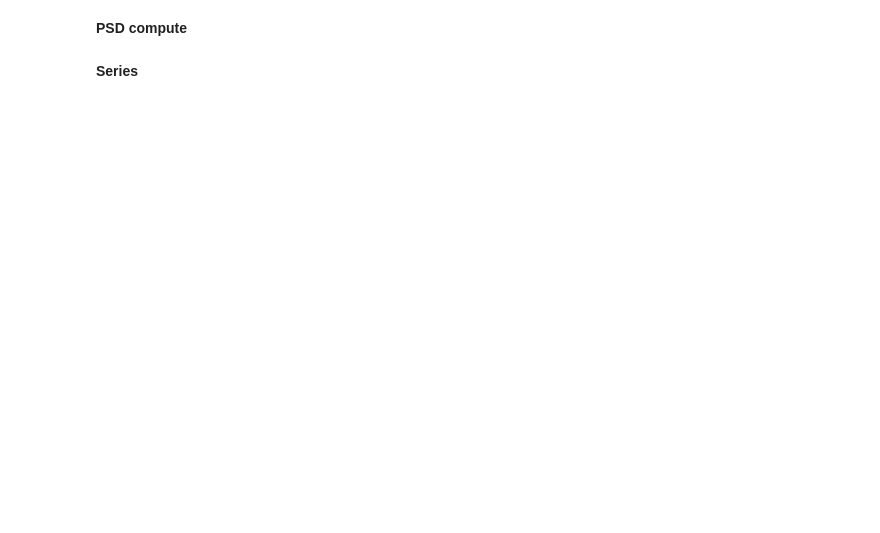
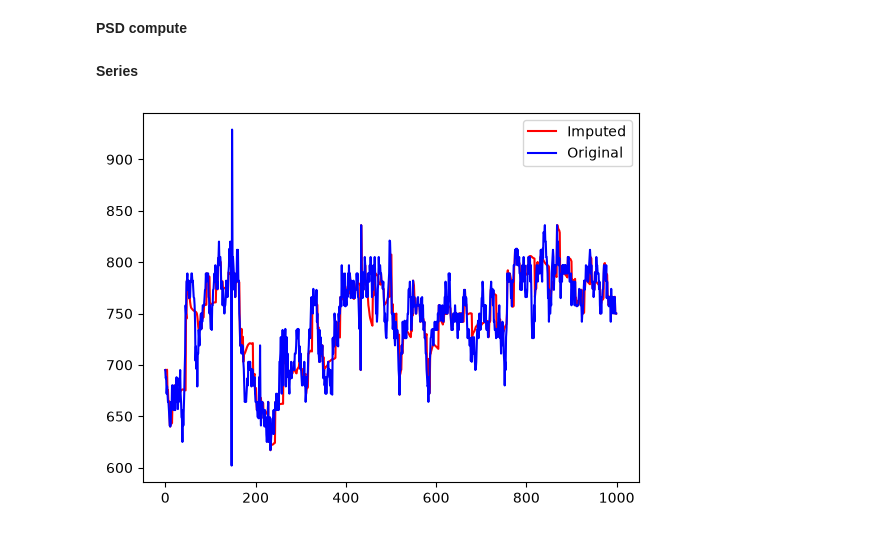
Before and after one commit to djorgeext/On-demand_stimulation_HRV, a Jupyter notebook: fft_visualizations.ipynb, the cells around one changed output. Drawn from its saved outputs; the diff is of its cells as text; code cells hidden in the pictures; blank space fills up the shorter version.

```diff
--- a/fft_visualizations.ipynb
+++ b/fft_visualizations.ipynb
@@ -102,12 +102,13 @@ for subject in path_list:
             imputed_file = os.path.join(subject, str(seed), percent_dir, f"modified_serie_filled.txt")
             if os.path.exists(imputed_file):
                 imputed_serie = np.loadtxt(imputed_file, dtype=float)
+                count_1000 = np.count_nonzero(imputed_serie[:30] == 1000.0)
 
                 plt.figure(figsize=(20, 10))
                 plt.plot(original_serie, label='Original', color='blue')
                 plt.plot(imputed_serie, label='Imputed', color='green')
                 plt.xlim(0, 1000)
-                plt.title(f'Subject: {subject}, Percent: {percent_dir.split("_")[1]}%, Seed: {seed}')
+                plt.title(f'Subject: {subject}, Percent: {percent_dir.split("_")[1]}%, Seed: {seed}, number of missing values in the first 30 elements of imputed_serie: {count_1000}')
                 plt.xlabel('Sample Index')
                 plt.ylabel('RR Interval Value')
                 plt.legend()
@@ -123,7 +124,7 @@ for subject in path_list:
                 plt.plot(original_serie, label='Original', color='blue')
                 plt.plot(imputed_serie, label='Imputed', color='green')
                 plt.xlim(0, 2000)
-                plt.title(f'Subject: {subject}, Percent: {percent_dir.split("_")[1]}%, Seed: {seed}')
+                plt.title(f'Subject: {subject}, Percent: {percent_dir.split("_")[1]}%, Seed: {seed}, number of missing values in the first 30 elements of imputed_serie: {count_1000}')
                 plt.xlabel('Sample Index')
                 plt.ylabel('RR Interval Value')
                 plt.legend()
@@ -134,3 +135,19 @@ for subject in path_list:
                 output_file = os.path.join(output_dir, f'series_comparison_seed_{seed}_limited_2000.png')
                 plt.savefig(output_file)
                 plt.close()
+# %%
+import io
+import matplotlib
+import matplotlib.pyplot as plt
+from IPython.display import Image, display
+
+fig, ax = plt.subplots()
+ax.plot(imputed_serie[-1000:], label='Imputed', color='red')
+ax.plot(original_serie[-1000:], label='Original', color='blue')
+ax.legend()
+image_buffer = io.BytesIO()
+fig.savefig(image_buffer, format='png', bbox_inches='tight')
+display(Image(data=image_buffer.getvalue()))
+plt.close(fig)
+# %% [output]
+[figure, added]
```
Also changed, not shown: parts of 1 cell of this notebook, 4 other files.
